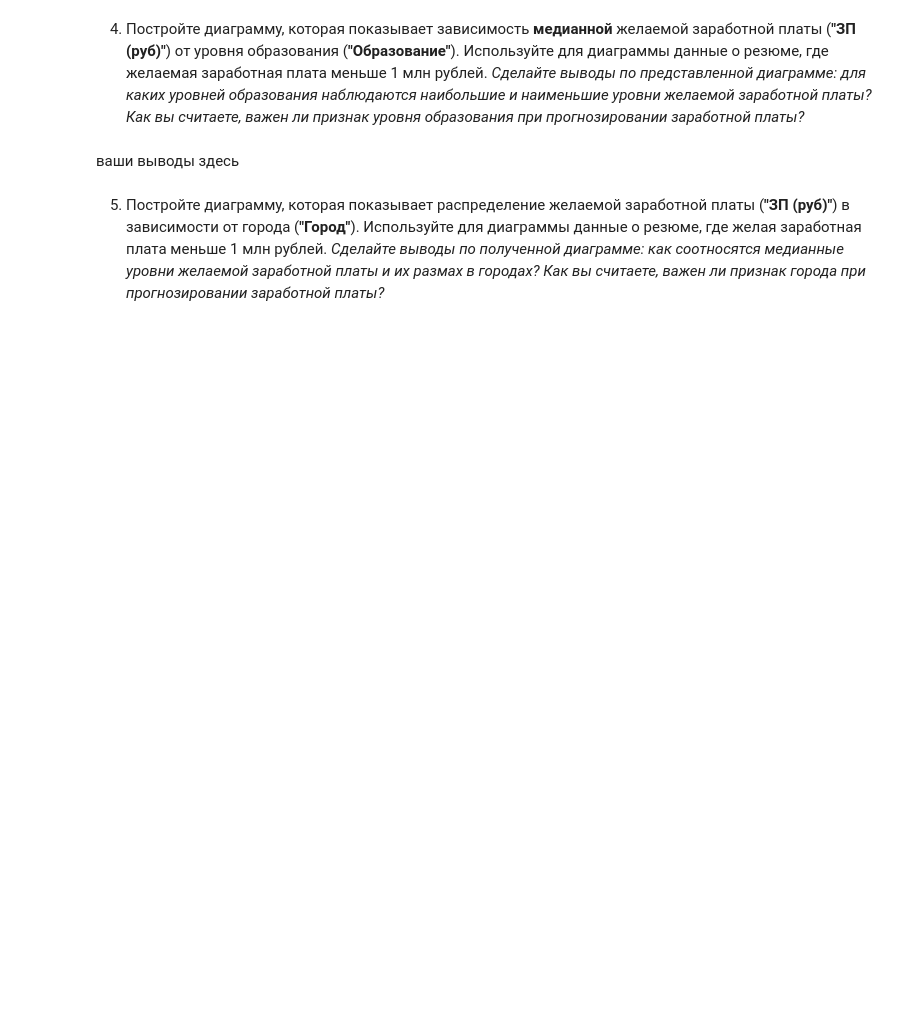
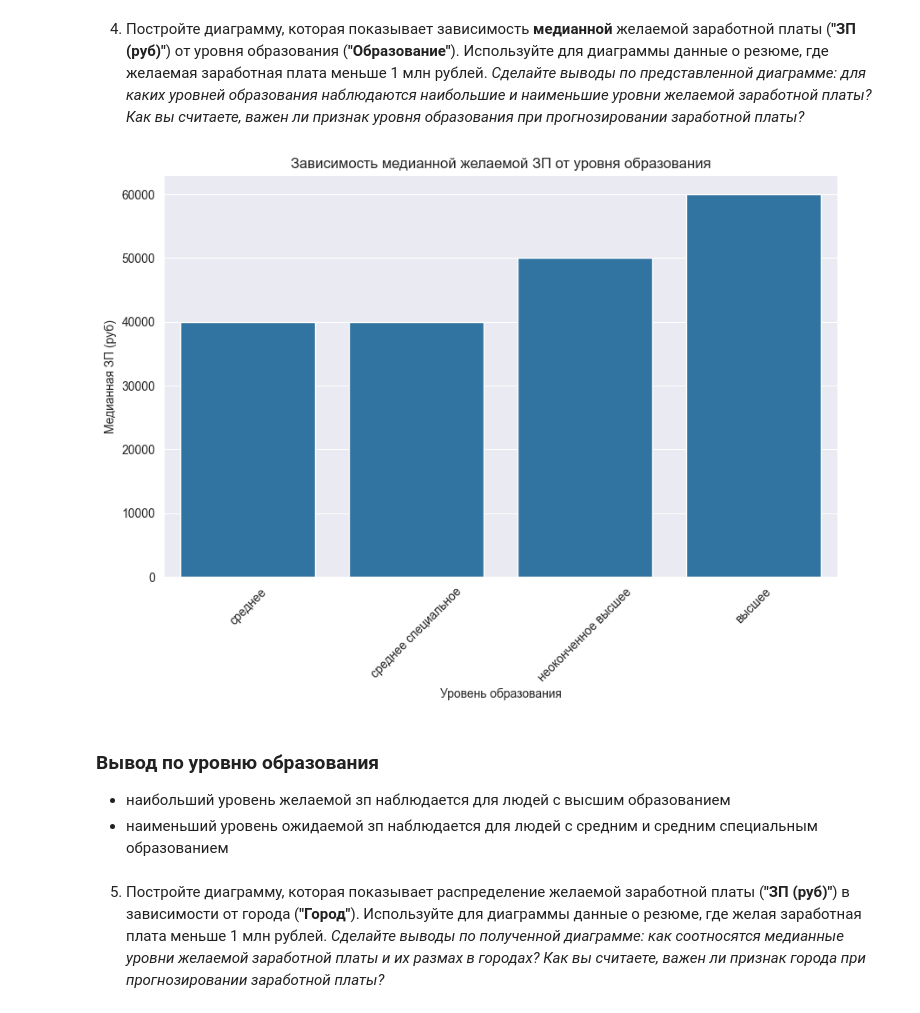
Before and after one commit to peaceful-djony/advanced_py, a Jupyter notebook: Zakhartcev.ipynb, the cells around one changed output. Saved outputs shown, nothing was run; the diff lists cells and outputs as text; code cells hidden in the pictures; blank space fills up the shorter version.

```diff
--- a/Zakhartcev.ipynb
+++ b/Zakhartcev.ipynb
@@ -427,9 +489,25 @@ hh_df_copy = hh_df_copy.drop("ЗП", axis=1)
 4. Постройте диаграмму, которая показывает зависимость **медианной** желаемой заработной платы (**"ЗП (руб)"**) от уровня образования (**"Образование"**). Используйте для диаграммы данные о резюме, где желаемая заработная плата меньше 1 млн рублей.
 *Сделайте выводы по представленной диаграмме: для каких уровней образования наблюдаются наибольшие и наименьшие уровни желаемой заработной платы? Как вы считаете, важен ли признак уровня образования при прогнозировании заработной платы?*
 # %%
-# ваш код здесь
+hh_df_filtered = hh_df_copy[hh_df_copy['ЗП (руб)'] < 1e6]
+
+# Группируем по образованию и вычисляем медиану
+median_salary = hh_df_filtered.groupby('Образование')['ЗП (руб)'].median().reset_index()
+
+# Строим диаграмму
+plt.figure(figsize=(10, 6))
+sns.barplot(x='Образование', y='ЗП (руб)', data=median_salary, order=['среднее', 'среднее специальное', 'неоконченное высшее', 'высшее'])
+plt.xticks(rotation=45)
+plt.title('Зависимость медианной желаемой ЗП от уровня образования')
+plt.ylabel('Медианная ЗП (руб)')
+plt.xlabel('Уровень образования')
+plt.show()
+# %% [output]
+[figure, added]
 # %% [markdown]
-ваши выводы здесь
+### Вывод по уровню образования
+- наибольший уровень желаемой зп наблюдается для людей с высшим образованием
+- наименьший уровень ожидаемой зп наблюдается для людей с средним и средним специальным образованием
 # %% [markdown]
 5. Постройте диаграмму, которая показывает распределение желаемой заработной платы (**"ЗП (руб)"**) в зависимости от города (**"Город"**). Используйте для диаграммы данные о резюме, где желая заработная плата меньше 1 млн рублей.
 *Сделайте выводы по полученной диаграмме: как соотносятся медианные уровни желаемой заработной платы и их размах в городах? Как вы считаете, важен ли признак города при прогнозировании заработной платы?*
```
Also changed, not shown: parts of 32 cells of this notebook, 12 other files.
